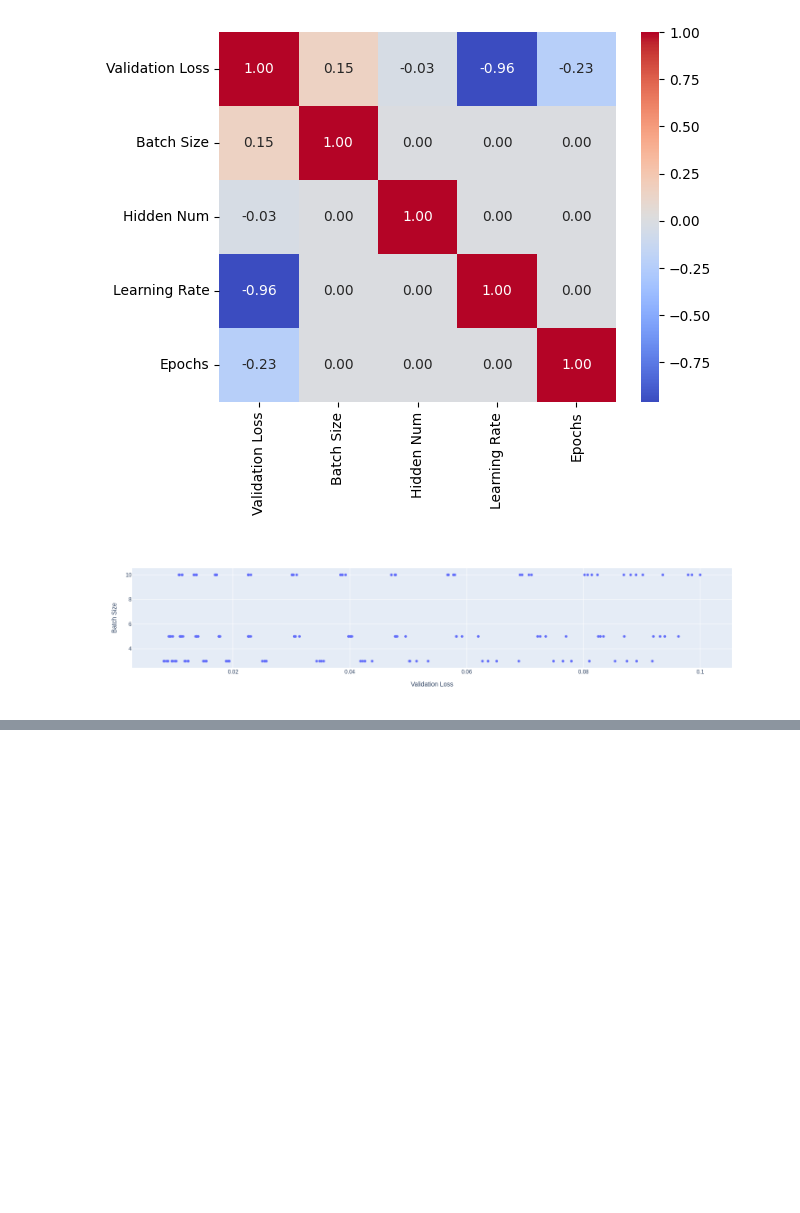
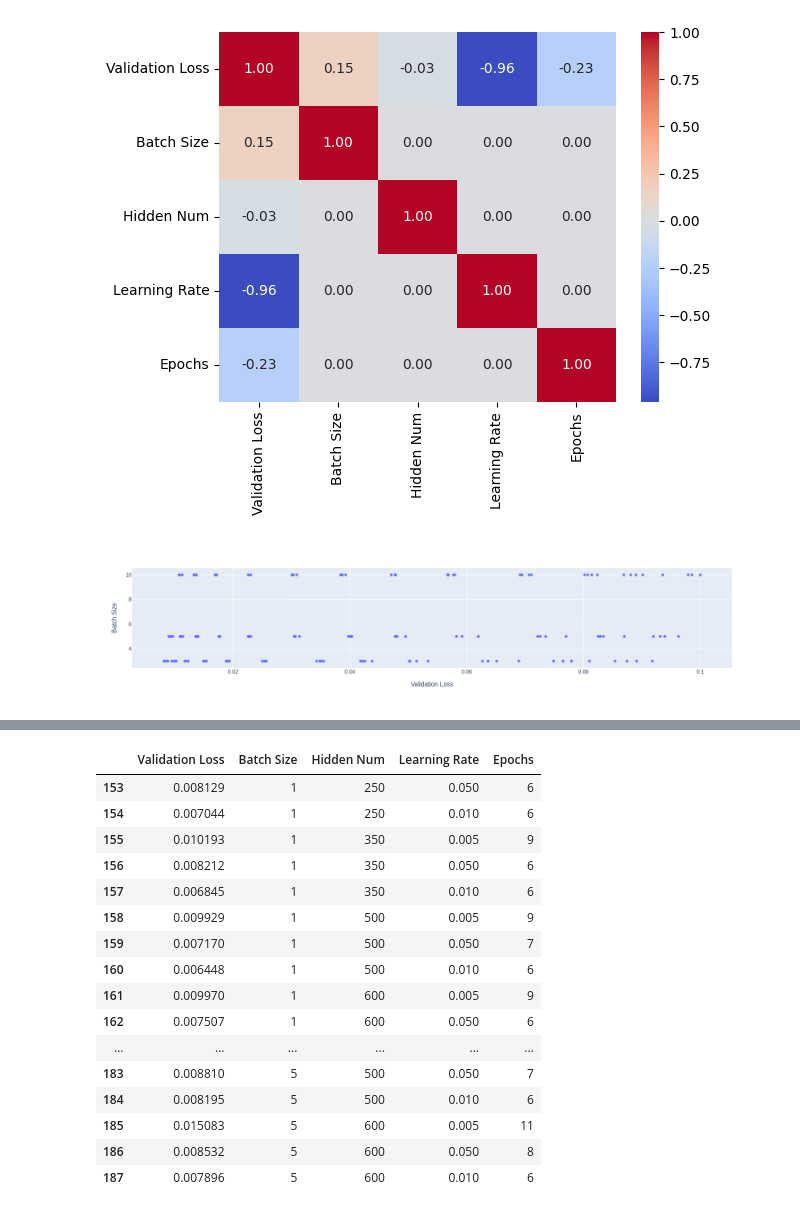
Before and after one commit to adesbx/Introduction-to-deep-learning, a Jupyter notebook: VariableCorrelationAnalysis.ipynb, the cells around one changed output, grey strips where cells are left out. Saved outputs shown, nothing was run; the diff lists cells and outputs as text; code cells hidden in the pictures; blank space fills up the shorter version.

```diff
--- a/VariableCorrelationAnalysis.ipynb
+++ b/VariableCorrelationAnalysis.ipynb
@@ -41,3 +41,25 @@ px.scatter(df, x="Validation Loss", y="Batch Size")
 ProfileReport(df, title="Profiling Report")
 # %% [output]
 [interactive output not drawn]
+# %%
+df = pd.read_csv("data.csv")
+df = df[153:]
+df
+# %% [output]
+|  | Validation Loss | Batch Size | Hidden Num | Learning Rate | Epochs |
+| 153 | 0.008129 | 1 | 250 | 0.050 | 6 |
+| 154 | 0.007044 | 1 | 250 | 0.010 | 6 |
+| 155 | 0.010193 | 1 | 350 | 0.005 | 9 |
+| 156 | 0.008212 | 1 | 350 | 0.050 | 6 |
+| 157 | 0.006845 | 1 | 350 | 0.010 | 6 |
+| 158 | 0.009929 | 1 | 500 | 0.005 | 9 |
+| 159 | 0.007170 | 1 | 500 | 0.050 | 7 |
+| 160 | 0.006448 | 1 | 500 | 0.010 | 6 |
+| 161 | 0.009970 | 1 | 600 | 0.005 | 9 |
+| 162 | 0.007507 | 1 | 600 | 0.050 | 6 |
+| ... | ... | ... | ... | ... | ... |
+| 183 | 0.008810 | 5 | 500 | 0.050 | 7 |
+| 184 | 0.008195 | 5 | 500 | 0.010 | 6 |
+| 185 | 0.015083 | 5 | 600 | 0.005 | 11 |
+| 186 | 0.008532 | 5 | 600 | 0.050 | 8 |
+| 187 | 0.007896 | 5 | 600 | 0.010 | 6 |
```
Also changed, not shown: parts of 2 cells of this notebook, 2 other files.
